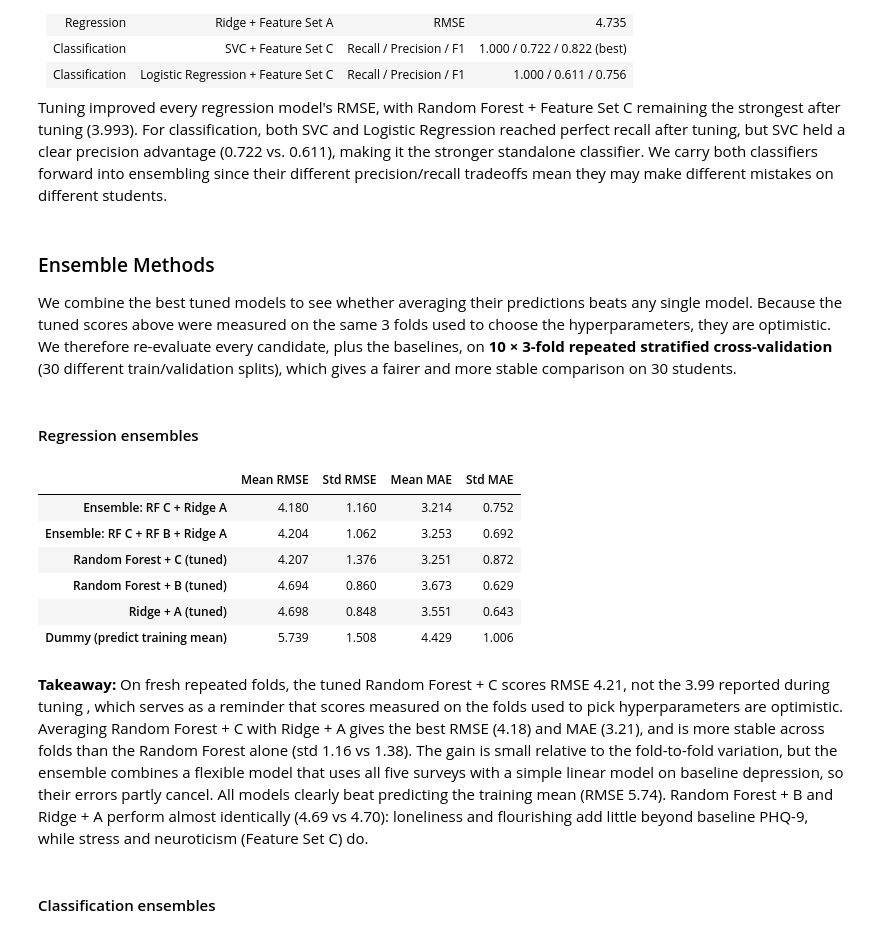
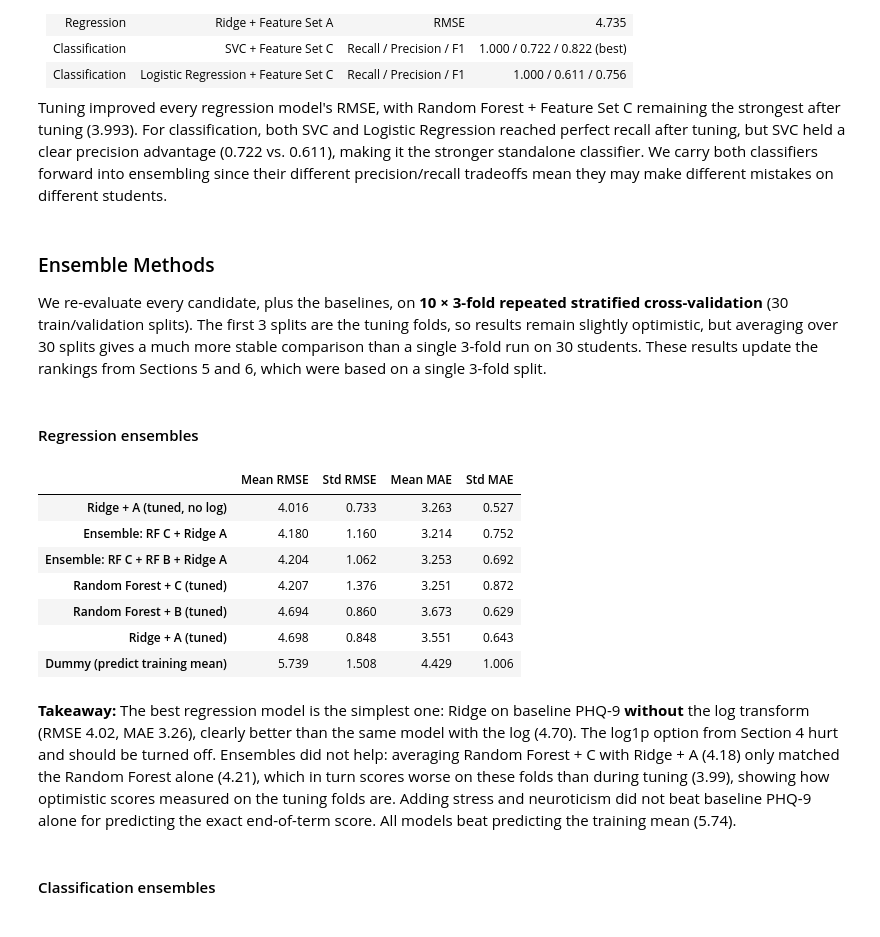
Before and after one commit to mariabssadh1-droid/spark_check, a Jupyter notebook: INSY 674-Group Project.ipynb, the cells around one changed output. Drawn from its saved outputs; the diff is of its cells as text; code cells hidden in the pictures.

Commit message:
Add ensembles, repeated-CV re-evaluation, log comparison, LogReg by feature set, final model selection

```diff
--- a/INSY 674-Group Project.ipynb
+++ b/INSY 674-Group Project.ipynb
@@ -2130,11 +2129,11 @@ Tuning improved every regression model's RMSE, with Random Forest + Feature Set
 # %% [markdown]
 ### Ensemble Methods
 
-We combine the best tuned models to see whether averaging their predictions beats any single
-model. Because the tuned scores above were measured on the same 3 folds used to choose the
-hyperparameters, they are optimistic. We therefore re-evaluate every candidate, plus the
-baselines, on **10 × 3-fold repeated stratified cross-validation** (30 different train/validation
-splits), which gives a fairer and more stable comparison on 30 students.
+We  re-evaluate every candidate, plus the baselines, on **10 × 3-fold repeated
+stratified cross-validation** (30 train/validation splits). The first 3 splits are the tuning
+folds, so results remain slightly optimistic, but averaging over 30 splits gives a much more
+stable comparison than a single 3-fold run on 30 students. These results update the rankings
+from Sections 5 and 6, which were based on a single 3-fold split.
 # %%
 # Ensemble methods: combine the best tuned models and re-evaluate everything on repeated CV
 import warnings
@@ -2183,32 +2182,40 @@ def evaluate_classifier(model):
             "Mean Precision": scores["test_precision"].mean(), "Std Precision": scores["test_precision"].std(),
             "Mean F1": scores["test_f1"].mean(), "Std F1": scores["test_f1"].std(),
             "Mean Balanced Accuracy": scores["test_balanced_accuracy"].mean()}
+# %%
+# Test the log1p switch from Section 4: Ridge + A without the log transform on phq9_pre
+ridge_a_no_log = Pipeline([
+    ("preprocessor", make_preprocessor(cols_A, log_phq9=False)),
+    ("model", Ridge(alpha=ridge_search.best_params_["model__alpha"])),
+])
 # %% [markdown]
 #### Regression ensembles
 # %%
 # Regression: individual tuned models vs. averaging ensembles (VotingRegressor)
 regression_candidates = {
     "Dummy (predict training mean)": Pipeline([
         ("preprocessor", make_preprocessor(cols_A)), ("model", DummyRegressor(strategy="mean"))
     ]),
     "Ridge + A (tuned)": tuned_ridge_a,
+    "Ridge + A (tuned, no log)": ridge_a_no_log,
     "Random Forest + B (tuned)": tuned_rf_b,
     "Random Forest + C (tuned)": tuned_rf_c,
     "Ensemble: RF C + Ridge A": VotingRegressor([
         ("rf_c", clone(tuned_rf_c)), ("ridge_a", clone(tuned_ridge_a))
     ]),
     "Ensemble: RF C + RF B + Ridge A": VotingRegressor([
         ("rf_c", clone(tuned_rf_c)), ("rf_b", clone(tuned_rf_b)), ("ridge_a", clone(tuned_ridge_a))
     ]),
 }
 
 ensemble_regression_results = pd.DataFrame(
     {name: evaluate_regressor(model) for name, model in regression_candidates.items()}
 ).T.sort_values("Mean RMSE")
 
 display(ensemble_regression_results.round(3))
 # %% [output]
 |  | Mean RMSE | Std RMSE | Mean MAE | Std MAE |
+| Ridge + A (tuned, no log) | 4.016 | 0.733 | 3.263 | 0.527 |
 | Ensemble: RF C + Ridge A | 4.180 | 1.160 | 3.214 | 0.752 |
 | Ensemble: RF C + RF B + Ridge A | 4.204 | 1.062 | 3.253 | 0.692 |
 | Random Forest + C (tuned) | 4.207 | 1.376 | 3.251 | 0.872 |
@@ -2216,15 +2223,13 @@ display(ensemble_regression_results.round(3))
 | Ridge + A (tuned) | 4.698 | 0.848 | 3.551 | 0.643 |
 | Dummy (predict training mean) | 5.739 | 1.508 | 4.429 | 1.006 |
 # %% [markdown]
-**Takeaway:** On fresh repeated folds, the tuned Random Forest + C scores RMSE 4.21, not the 3.99
-reported during tuning , which serves as a reminder that scores measured on the folds used to pick
-hyperparameters are optimistic. Averaging Random Forest + C with Ridge + A gives the best RMSE
-(4.18) and MAE (3.21), and is more stable across folds than the Random Forest alone (std 1.16 vs
-1.38). The gain is small relative to the fold-to-fold variation, but the ensemble combines a
-flexible model that uses all five surveys with a simple linear model on baseline depression, so
-their errors partly cancel. All models clearly beat predicting the training mean (RMSE 5.74).
-Random Forest + B and Ridge + A perform almost identically (4.69 vs 4.70): loneliness and
-flourishing add little beyond baseline PHQ-9, while stress and neuroticism (Feature Set C) do.
+**Takeaway:** The best regression model is the simplest one: Ridge on baseline PHQ-9 **without**
+the log transform (RMSE 4.02, MAE 3.26), clearly better than the same model with the log (4.70).
+The log1p option from Section 4 hurt and should be turned off. Ensembles did not help: averaging
+Random Forest + C with Ridge + A (4.18) only matched the Random Forest alone (4.21), which in turn
+scores worse on these folds than during tuning (3.99), showing how optimistic scores measured
+on the tuning folds are. Adding stress and neuroticism did not beat baseline PHQ-9 alone for
+predicting the exact end-of-term score. All models beat predicting the training mean (5.74).
 # %% [markdown]
 #### Classification ensembles
 # %%
```
Also changed, not shown: parts of 3 cells of this notebook, 1 other file.
